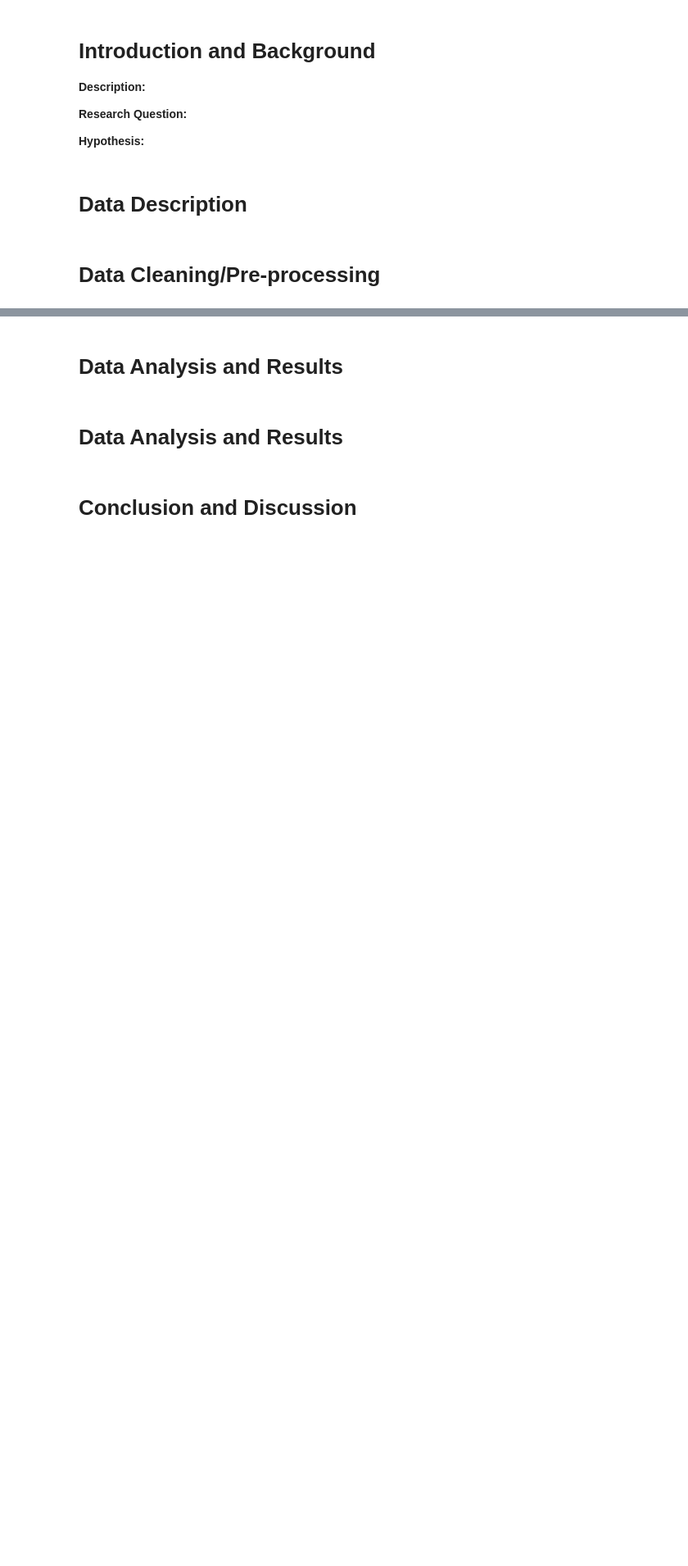
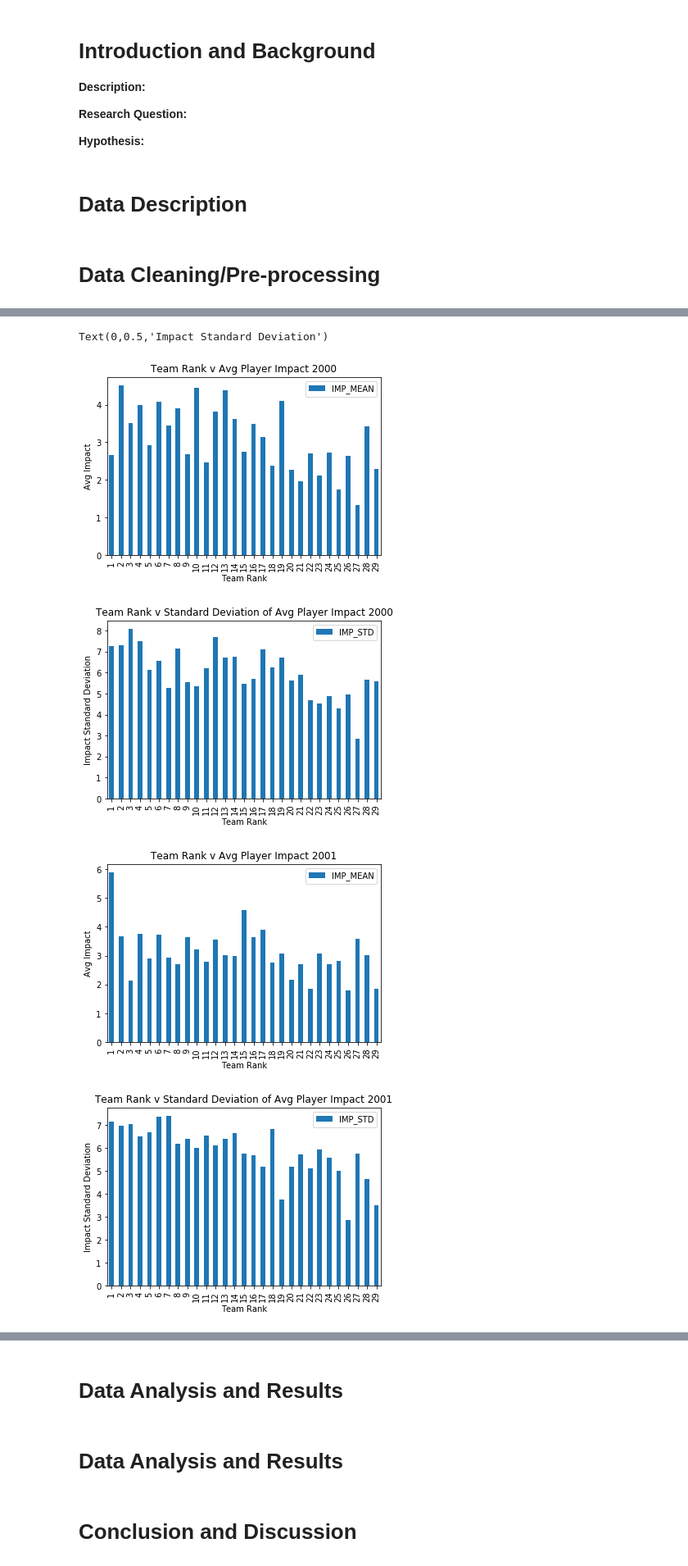
Before and after one commit to AaronWong14/Cogs108ProjectNBA, a Jupyter notebook: FinalProject.ipynb, the cells around one changed output, grey strips where cells are left out. Shown at 82% size. Cells and saved outputs as stored; diff of their text form; code cells hidden in the pictures; blank space fills up the shorter version.

```diff
--- a/FinalProject.ipynb
+++ b/FinalProject.ipynb
@@ -1152,0 +1392,10 @@ for df in lst_ranked_seasons:
+# %%
+lst_ranked_teams_df = []
+#over range 0-16 read csv into list
+for i in range(17):
+    if i < 10:
+        lst_ranked_teams_df.append(pd.read_csv('ranked_teams_200'+str(i)+'.csv'))
+    else:
+        lst_ranked_teams_df.append(pd.read_csv('ranked_teams_20'+str(i)+'.csv'))
+
+print(lst_ranked_teams_df[0])
@@ -1152,0 +1420,6 @@ for df in lst_ranked_seasons:
+# %%
+lst_ranked_team_impact_df =[]
+for index in range(len(lst_season_team_impact_meanstddev)):
+    lst_ranked_team_impact_df.append(pd.merge(lst_ranked_teams_df[index], lst_season_team_impact_meanstddev[index], on= ['TEAM_ID']))
+
+print(lst_ranked_team_impact_df[0])
@@ -1371,31 +1662,37 @@ my_plot.set_ylabel("Impact Standard Deviation")
 
 #Visualization for 2015
 customers = lst_ranked_team_impact_df[15][['CFPARAMS','IMP_MEAN']]
 customers.index = range(1,len(customers)+1)
 
 my_plot = customers.plot(kind='bar', title="Team Rank v Avg Player Impact 2015")
 my_plot.set_xlabel("Team Rank")
 my_plot.set_ylabel("Avg Impact")
 
 deviation_graph = lst_ranked_team_impact_df[15][['CFPARAMS','IMP_STD']]
 deviation_graph.index = range(1,len(deviation_graph)+1)
 
 my_plot = deviation_graph.plot(kind='bar', title="Team Rank v Standard Deviation of Avg Player Impact 2015")
 my_plot.set_xlabel("Team Rank")
 my_plot.set_ylabel("Impact Standard Deviation")
 
 #Visualization for 2016
 
 customers = lst_ranked_team_impact_df[16][['CFPARAMS','IMP_MEAN']]
 customers.index = range(1,len(customers)+1)
 
 my_plot = customers.plot(kind='bar', title="Team Rank v Avg Player Impact 2016")
 my_plot.set_xlabel("Team Rank")
 my_plot.set_ylabel("Avg Impact")
 
 deviation_graph = lst_ranked_team_impact_df[16][['CFPARAMS','IMP_STD']]
 deviation_graph.index = range(1,len(deviation_graph)+1)
 
-my_plot = deviation_graph.plot(kind='bar', title="Team Rank v Standard Deviation of Avg Player Impact 2026")
+my_plot = deviation_graph.plot(kind='bar', title="Team Rank v Standard Deviation of Avg Player Impact 2016")
 my_plot.set_xlabel("Team Rank")
 my_plot.set_ylabel("Impact Standard Deviation")
+# %% [output]
+Text(0,0.5,'Impact Standard Deviation')
+[figure, added]
+[figure, added]
+[figure, added]
+[figure, added]
```
Also changed, not shown: parts of 16 cells of this notebook, 1 other file.
